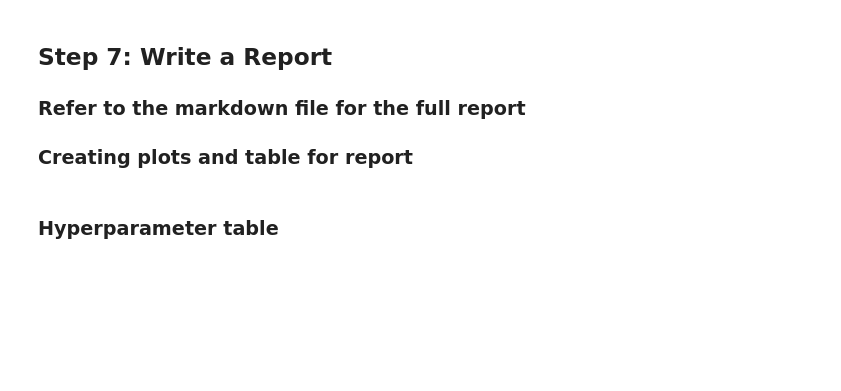
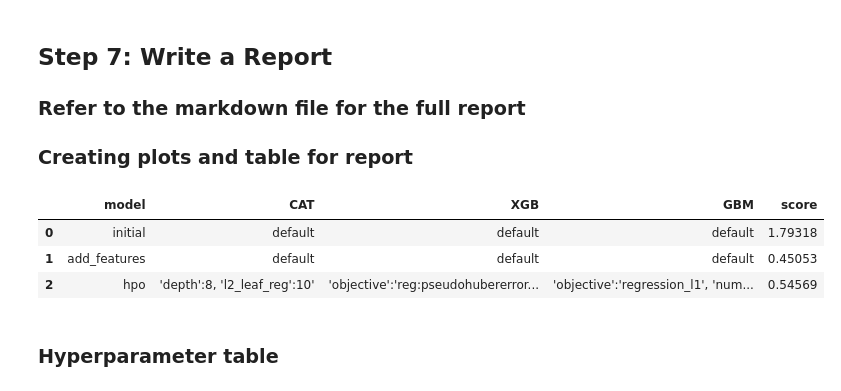
Before and after one commit to udacity/cd0385-project-starter, a Jupyter notebook: project/project-template.ipynb, the cells around one changed output. Cells and saved outputs as stored; diff of their text form; code cells hidden in the pictures; blank space fills up the shorter version.

Commit message:
tune param; add table

```diff
--- a/project/project-template.ipynb
+++ b/project/project-template.ipynb
@@ -639,3 +650,29 @@ fig.savefig('model_train_score.png')
+# %%
+# Take the 3 kaggle scores and creating a line plot to show improvement
+fig = pd.DataFrame(
+    {
+        "model": ["initial", "add_features", "hpo"],
+        "CAT": ['default','default',"'depth':8, 'l2_leaf_reg':10'"],
+        "XGB": ['default', 'default', "'objective':'reg:pseudohubererror', 'eval_metric':'rmse', 'max_depth':10, 'eta':0.03"],
+        "GBM": ['default', 'default', "'objective':'regression_l1', 'num_boost_round':500, 'num_leaves':50, 'eta':0.001, 'random_state'=32"],
+        "score": [1.79318, 0.45053, 0.54569]
+    }
+)
+
+pd.set_option('display.max_colwidth', None)
+
+# # Format the heading
+# heading_style = [
+#     {"selector": "th", "props": [("text-align", "center"), ("font-weight", "bold")]}
+# ]
+# styled_fig = fig.style.set_table_styles(heading_style)
+
+fig
+# %% [output]
+|  | model | CAT | XGB | GBM | score |
+| 0 | initial | default | default | default | 1.79318 |
+| 1 | add_features | default | default | default | 0.45053 |
+| 2 | hpo | 'depth':8, 'l2_leaf_reg':10' | 'objective':'reg:pseudohubererror... | 'objective':'regression_l1', 'num... | 0.54569 |
 # %%
 # Take the 3 kaggle scores and creating a line plot to show improvement
 fig = pd.DataFrame(
```
Also changed, not shown: parts of 3 cells of this notebook, 1 other file.
